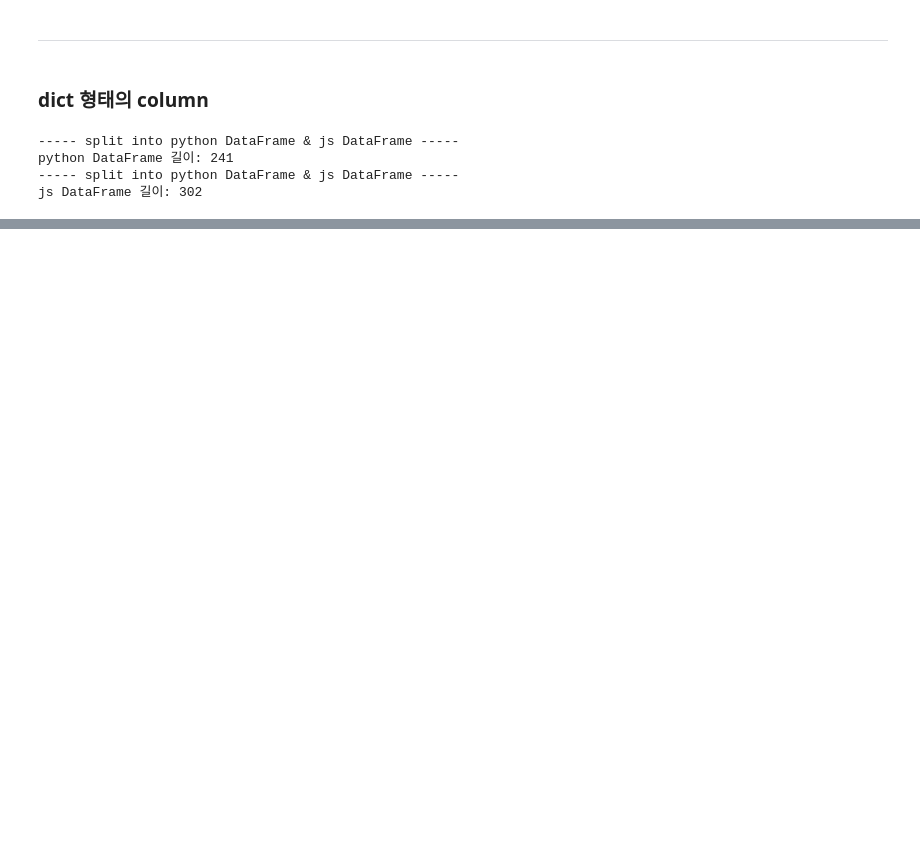
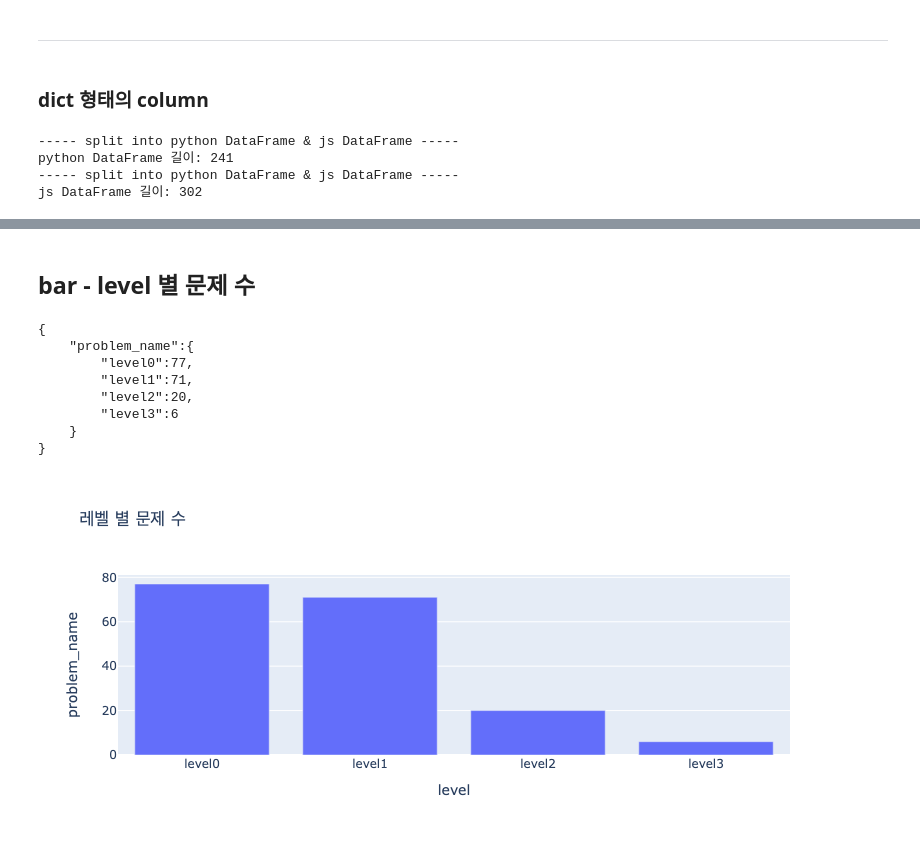
Before and after one commit to Algorithm-Coding-Test-Data-Analysis/algoview, a Jupyter notebook: dataAnalysis/notebook/json_to_dataframe.ipynb, the cells around one changed output, grey strips where cells are left out. Drawn from its saved outputs; the diff is of its cells as text; code cells hidden in the pictures; blank space fills up the shorter version.

Commit message:
json 파일 dataframe으로 변환 수정(3차)

```diff
--- a/dataAnalysis/notebook/json_to_dataframe.ipynb
+++ b/dataAnalysis/notebook/json_to_dataframe.ipynb
@@ -291,0 +597,30 @@ py_df[py_df["file_name"] == "Lv1_2018_프로그래머스_소수 만들기_구현
+# %% [markdown]
+## bar - level 별 문제 수
+# %%
+import re
+import plotly.express as px
+import pandas as pd
+import matplotlib.pyplot as plt
+
+
+
+tmp_df = js_df.copy()
+tmp_df["problem_name"] = tmp_df["problem_name"].apply(lambda x: x.strip().replace(" ",""))
+tmp_df["problem_name"] = tmp_df["problem_name"].apply(lambda x: re.sub("\(.*?\)", "", x))
+df = tmp_df.groupby("level")["problem_name"].nunique().reset_index().set_index("level")
+# px.bar(df, x = df.index, y = "problem_name")
+# df.to_json()
+print(df.to_json(indent=4, force_ascii=False))
+fig = px.bar(df , x= df.index, y= "problem_name", title = "레벨 별 문제 수")
+fig.write_html("레벨_별_문제_수.html")
+fig
+# %% [output]
+{
+    "problem_name":{
+        "level0":77,
+        "level1":71,
+        "level2":20,
+        "level3":6
+    }
+}
+[figure, added]
```
Also changed, not shown: parts of 63 cells of this notebook.
